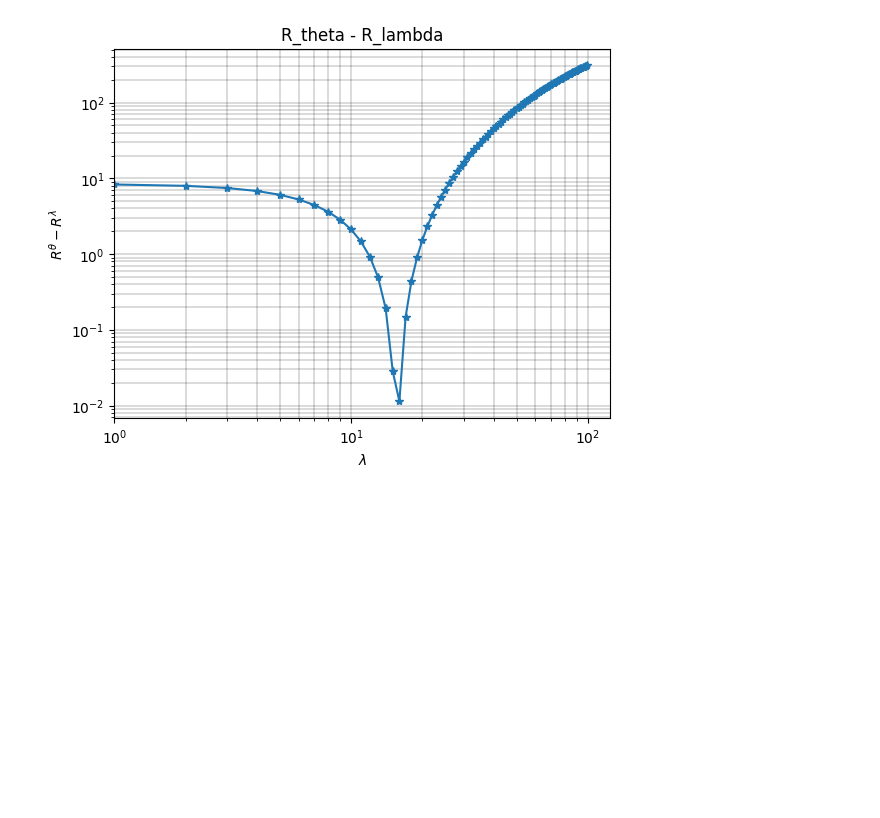
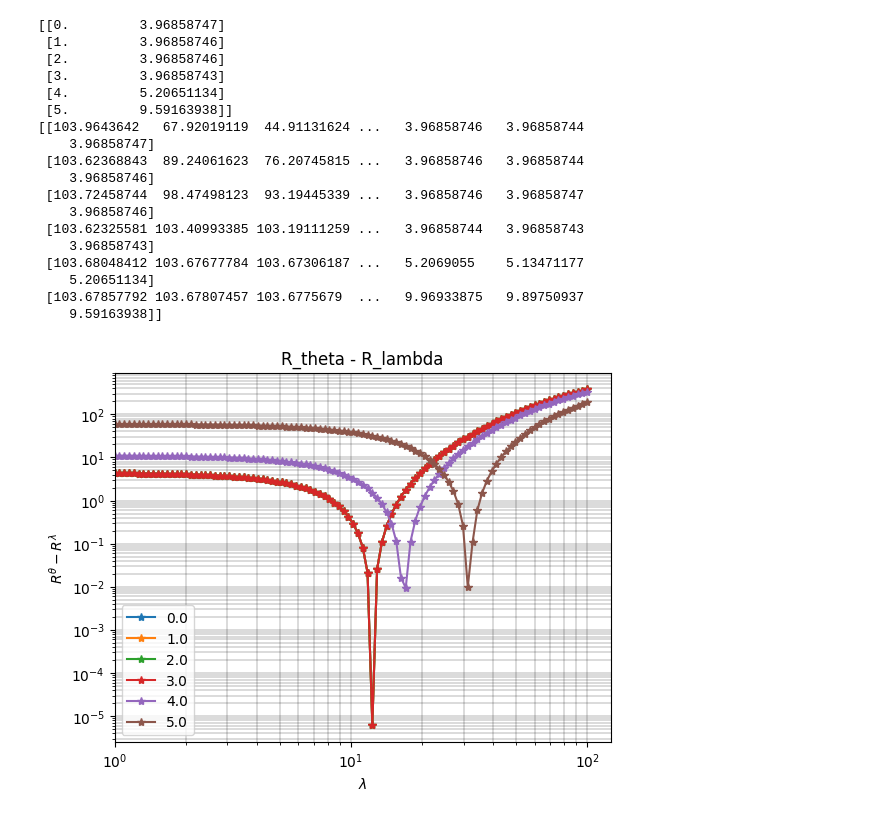
Before and after one commit to tribulle/Implicit_Regularization_SGD, a Jupyter notebook: Model_Lib.ipynb, the cells around one changed output. Saved outputs shown, nothing was run; the diff lists cells and outputs as text; code cells hidden in the pictures; blank space fills up the shorter version.

Commit message:
NewPlot_DepthTest

```diff
--- a/Model_Lib.ipynb
+++ b/Model_Lib.ipynb
@@ -82,11 +131,58 @@ def Ridge_Lambda_Compute(A,b,LambdaArray):
 # %%
 %run utils.py
 %run Plot_lib.ipynb
 
-A,b = Generate_data()
-LambdaArray = np.arange(100)
+nb_avg=200
+p=100
+intern_dim= 10
+epochs = 2000
+untilConv = -1
+
+depthArray = np.array([-1,0,1,4,8,10])
+errorArray = np.zeros((nb_avg,depthArray.shape[0],2))
+modelErrorArray = np.zeros((nb_avg,depthArray.shape[0],epochs))
+
+for f in tqdm(range(nb_avg)):
+
+    A,b = Generate_data(p=p, n=500)
+
+    for i in range(depthArray.shape[0]):
+        model = MultiLayerPerceptron(input_dim=p,
+                                     intern_dim=intern_dim,
+                                     output_dim=1,
+                                     depth=depthArray[i],
+                                     isBiased = False)
+        error,e = train(model, torch.from_numpy(A).to(torch.float32), torch.from_numpy(b).to(torch.float32), untilConv = untilConv, save = False, epochs = epochs)
+        modelErrorArray[f,i] = error
+        errorArray[f,i] = [i,error[e]]
+
+LambdaArray = np.logspace(0,2,100)
 ridgeErrorArray = Ridge_Lambda_Compute(A,b,LambdaArray)
 
-plot_MvsR_overLambda(5,ridgeErrorArray)
+mean_errorArray = np.mean(errorArray, axis=0)
+print(mean_errorArray)
+mean_modelErrorArray = np.mean(modelErrorArray, axis=0)
+print(mean_modelErrorArray)
+
+plot_MvsR_overLambda(mean_errorArray, ridgeErrorArray)
+plot_M_overStep(mean_modelErrorArray,depthArray)
 # %% [output]
+[[0.         3.96858747]
+ [1.         3.96858746]
+ [2.         3.96858746]
+ [3.         3.96858743]
+ [4.         5.20651134]
+ [5.         9.59163938]]
+[[103.9643642   67.92019119  44.91131624 ...   3.96858746   3.96858744
+    3.96858747]
+ [103.62368843  89.24061623  76.20745815 ...   3.96858746   3.96858744
+    3.96858746]
+ [103.72458744  98.47498123  93.19445339 ...   3.96858746   3.96858747
+    3.96858746]
+ [103.62325581 103.40993385 103.19111259 ...   3.96858744   3.96858743
+    3.96858743]
+ [103.68048412 103.67677784 103.67306187 ...   5.2069055    5.13471177
+    5.20651134]
+ [103.67857792 103.67807457 103.6775679  ...   9.96933875   9.89750937
+    9.59163938]]
-[figure, old version]
+[figure, new version]
```
Also changed, not shown: parts of 5 cells of this notebook, 9 other files.
